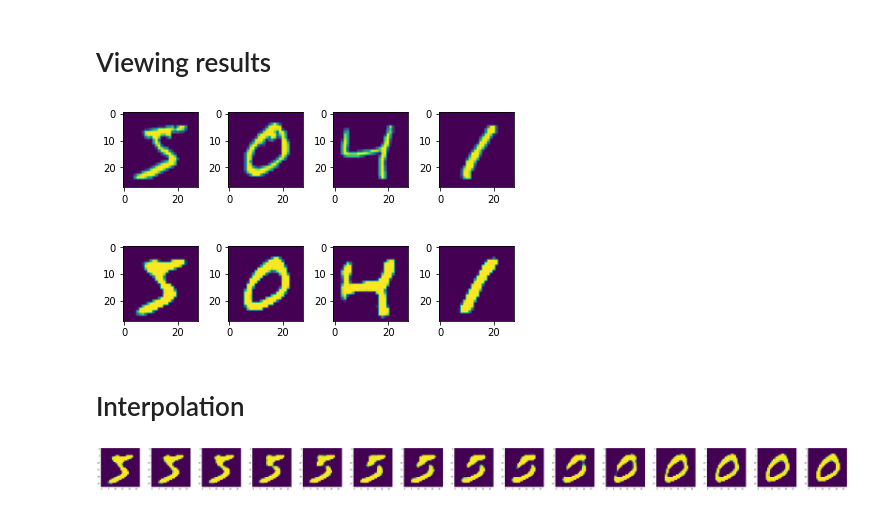
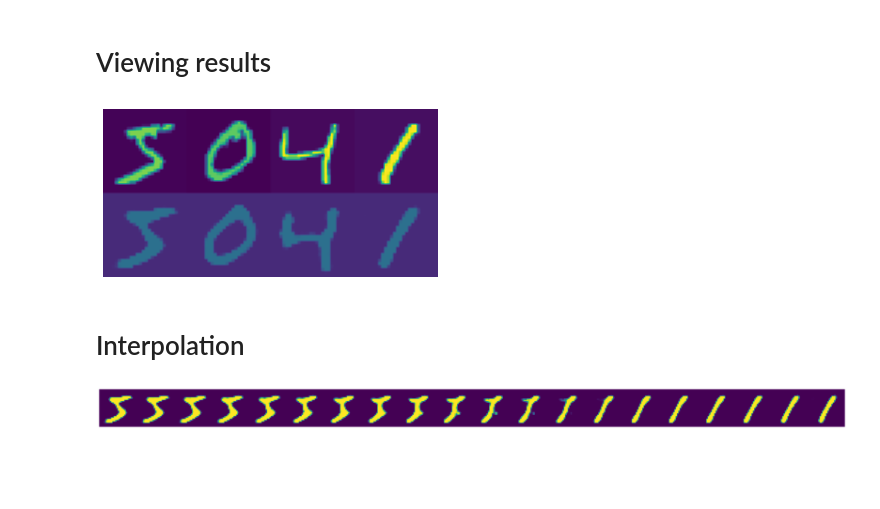
Before and after one commit to eje24/face-interpolation, a Jupyter notebook: architectures/autoencoder.ipynb, the cells around one changed output. Drawn from its saved outputs; the diff is of its cells as text; code cells hidden in the pictures; blank space fills up the shorter version.

Commit message:
Better utils

```diff
--- a/architectures/autoencoder.ipynb
+++ b/architectures/autoencoder.ipynb
@@ -156,0 +104,22 @@ AttributeError: module 'os' has no attribute 'dirname'
+# %%
+AUTOENCODER_DEFAULT_WEIGHT_PATH = os.path.join(REPO_DIR, 'architectures', 'weights', 'autoencoder_state_dict.pt')
+
+def save_model(model, weight_path=AUTOENCODER_DEFAULT_WEIGHT_PATH):
+    """
+    @param model: model to save
+    @param weight_path: path to save weights to
+    """
+    if not os.path.isfile(weight_path):
+        os.makedirs(os.path.dirname(weight_path), exist_ok = True)
+    torch.save(model.state_dict(), weight_path)
+
+
+def load_saved_model(weight_path=AUTOENCODER_DEFAULT_WEIGHT_PATH):
+    """
+    @param weight_path: points to path where weights are stored to load model
+    @returns: Trained model
+    @throws: Exception if no weights stored at weight_path
+    """
+    return get_saved_model(AutoEncoder, weight_path)
+# %%
+model_2 = load_saved_model()
@@ -157,23 +146,10 @@ AttributeError: module 'os' has no attribute 'dirname'
 # %% [markdown]
 # Viewing results
-# %%
-def get_recreated_image(img):
-  img = img.reshape(1, 1, 28, 28)
-  after_img = model(img).reshape(28,28).detach().numpy()
-  return after_img
-
-def show_examples(num_examples = 10):
-  fig, ax = plt.subplots(2, num_examples)
-  for img_idx in range(num_examples):
-    img = training_set[img_idx][0] # 0 for Tensor, 1 for label
-    after_img = get_recreated_image(img)
-    ax[0, img_idx].imshow(img)
-    ax[1, img_idx].imshow(after_img)
-  plt.tight_layout()
-  plt.show()
-
-show_examples(4)
-# %% [output]
-[figure, removed]
+# %%
+from utils import show_examples
+
+show_examples(model_2, 4)
+# %% [output]
+[figure, added]
 # %% [markdown]
 # Interpolation
@@ -199,7 +155,0 @@ def display_interpolation(start_img, end_img, num_frames = 5):
-# %%
-start_img = training_set[0][0]
-end_img = training_set[1][0]
-num_frames = 15
-display_interpolation(start_img, end_img, num_frames)
-# %% [output]
-[figure, removed]
@@ -205,0 +158,4 @@ display_interpolation(start_img, end_img, num_frames)
+# %%
+display_interpolation_by_idx(model_2, 0, 3, 20)
+# %% [output]
+[figure, added]
```
Also changed, not shown: parts of 8 cells of this notebook, 3 other files.
